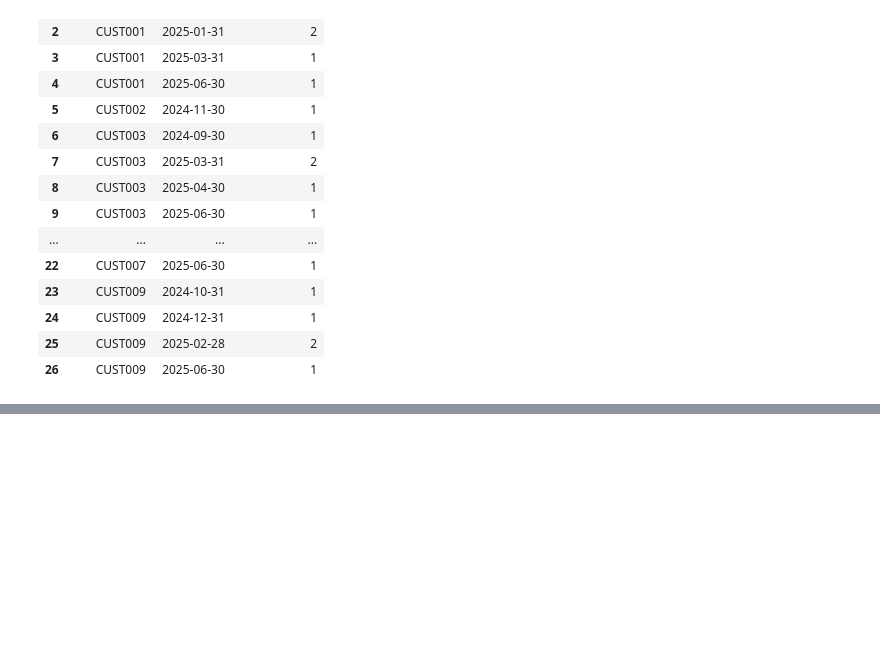
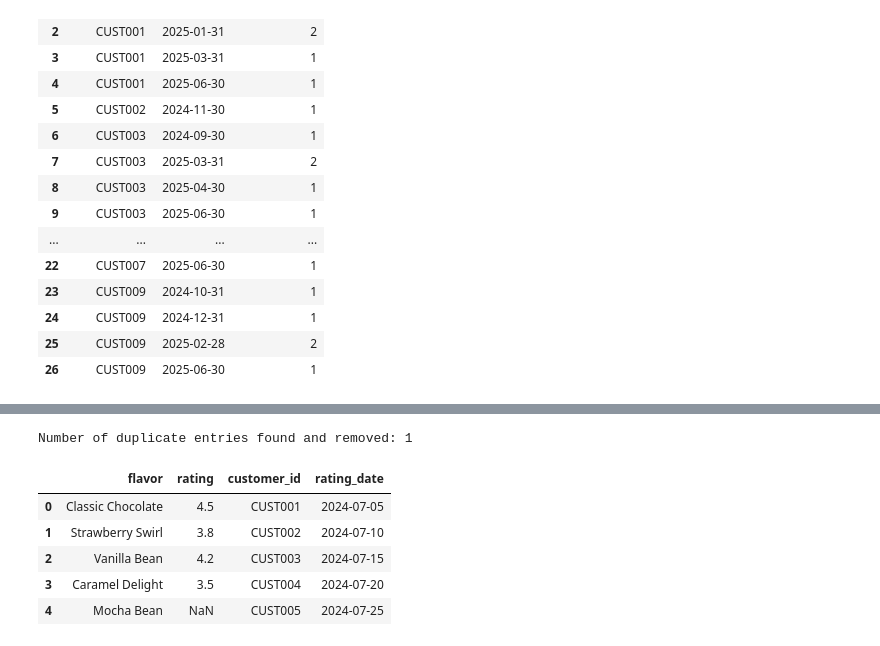
Before and after one commit to Haris-09/Python-Summer-Party-Challenge, a Jupyter notebook: Python_Summer_Party.ipynb, the cells around one changed output, grey strips where cells are left out. Cells and saved outputs as stored; diff of their text form; code cells hidden in the pictures; blank space fills up the shorter version.

```diff
--- a/Python_Summer_Party.ipynb
+++ b/Python_Summer_Party.ipynb
@@ -1741,0 +1850,18 @@ display(monthly_returns_per_customer)
+# %%
+# Identify duplicate rows
+duplicates_found = milkshake_ratings.duplicated().sum()
+
+# Remove duplicate rows
+milkshake_ratings_cleaned = milkshake_ratings.drop_duplicates()
+
+print(f"Number of duplicate entries found and removed: {duplicates_found}")
+
+display(milkshake_ratings_cleaned.head())
+# %% [output]
+Number of duplicate entries found and removed: 1
+|  | flavor | rating | customer_id | rating_date |
+| 0 | Classic Chocolate | 4.5 | CUST001 | 2024-07-05 |
+| 1 | Strawberry Swirl | 3.8 | CUST002 | 2024-07-10 |
+| 2 | Vanilla Bean | 4.2 | CUST003 | 2024-07-15 |
+| 3 | Caramel Delight | 3.5 | CUST004 | 2024-07-20 |
+| 4 | Mocha Bean | NaN | CUST005 | 2024-07-25 |
```
Also changed, not shown: parts of 9 cells of this notebook.
